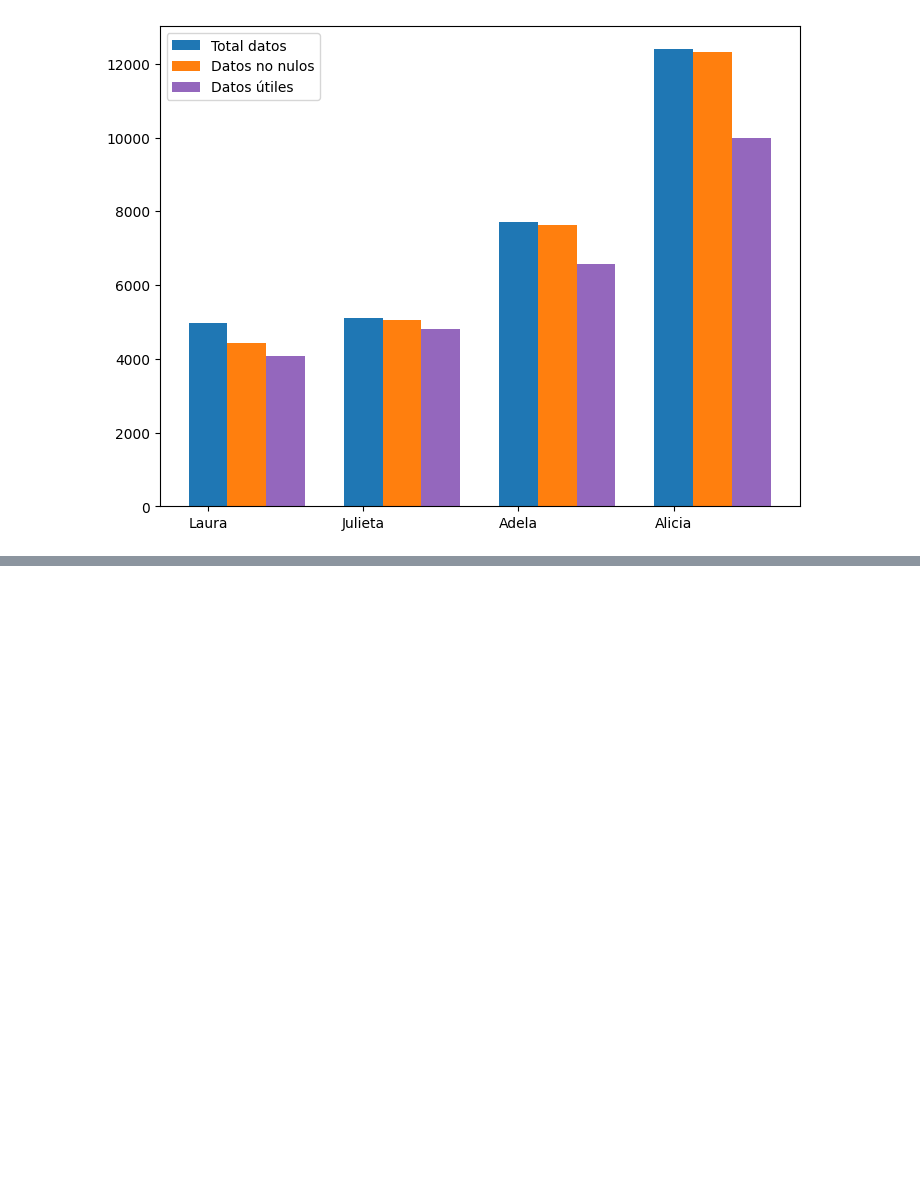
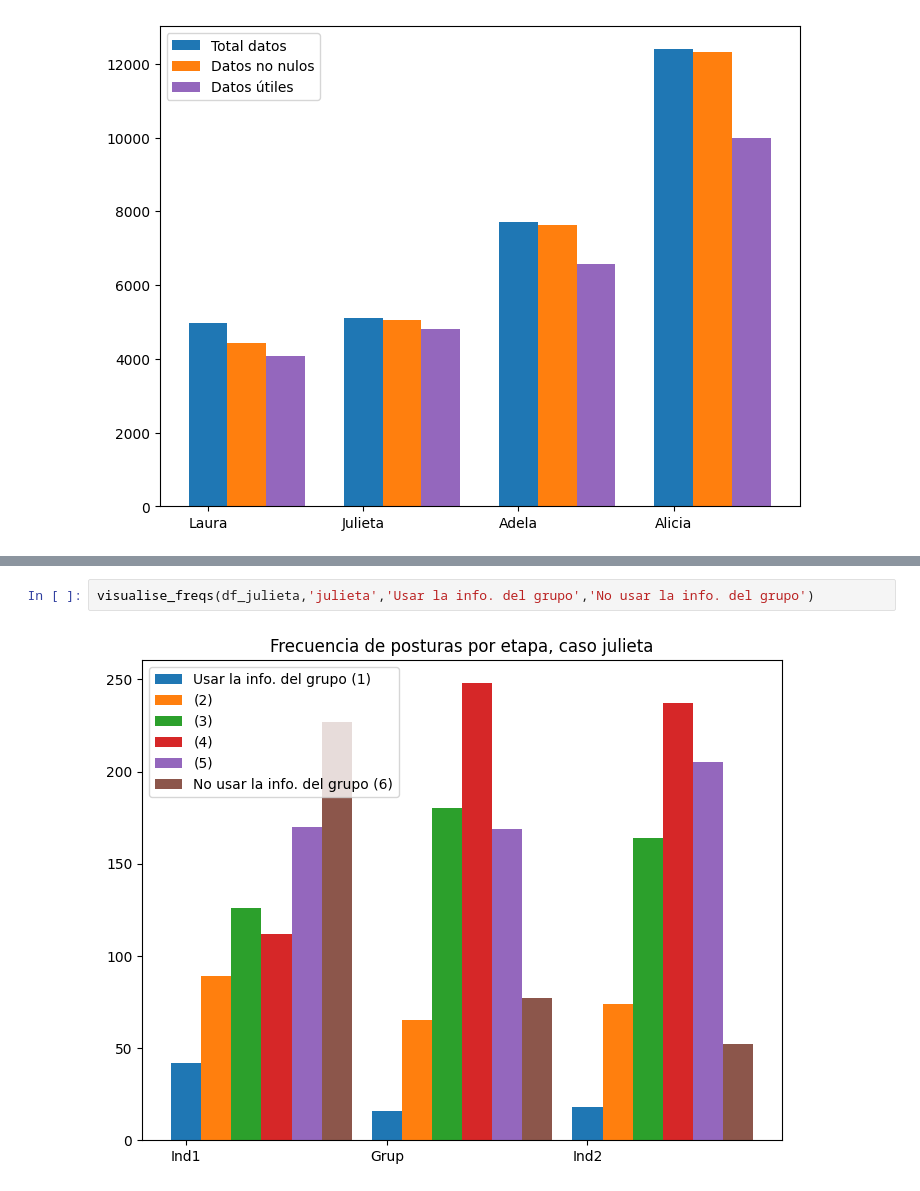
Before and after one commit to camilocarvajalreyes/ethicapp-nlp, a Jupyter notebook: basics.ipynb, the cells around one changed output, grey strips where cells are left out. Cells and saved outputs as stored; diff of their text form; blank space fills up the shorter version.

```diff
--- a/basics.ipynb
+++ b/basics.ipynb
@@ -145,0 +157,4 @@ plt.legend();
+# %%
+visualise_freqs(df_julieta,'julieta','Usar la info. del grupo','No usar la info. del grupo')
+# %% [output]
+[figure, added]
```
Also changed, not shown: parts of 7 cells of this notebook.
